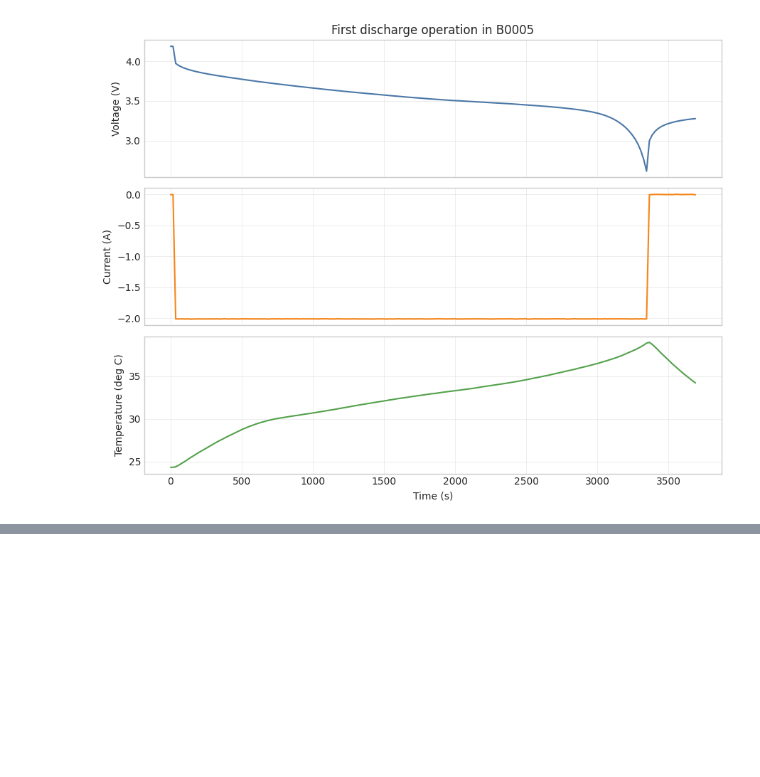
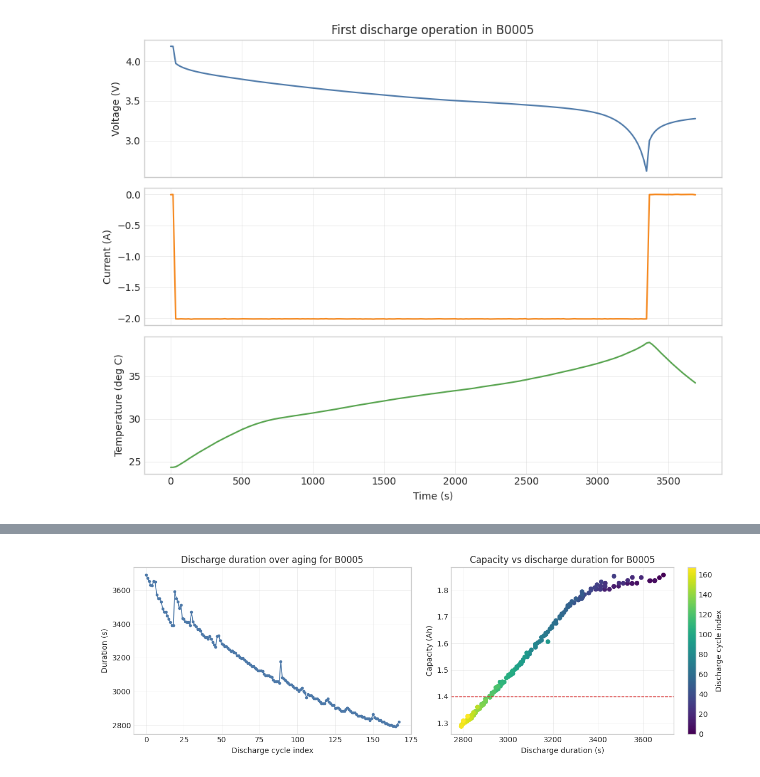
Before and after one commit to aymen-elo/xai-nasa-battery-aging, a Jupyter notebook: notebooks/01_dataset_inspection.ipynb, the cells around one changed output, grey strips where cells are left out. Saved outputs shown, nothing was run; the diff lists cells and outputs as text; code cells hidden in the pictures; blank space fills up the shorter version.

```diff
--- a/notebooks/01_dataset_inspection.ipynb
+++ b/notebooks/01_dataset_inspection.ipynb
@@ -331,0 +375,23 @@ inventory_df.sort_values(["folder", "battery_id"]).reset_index(drop=True)
+# %%
+fig, axes = plt.subplots(1, 2, figsize=(12, 4))
+
+axes[0].plot(discharge_df["discharge_cycle_index"], discharge_df["duration_s"], marker=".", linewidth=1.2, color="#4c78a8")
+axes[0].set_title(f"Discharge duration over aging for {sample_path.stem}")
+axes[0].set_xlabel("Discharge cycle index")
+axes[0].set_ylabel("Duration (s)")
+
+scatter = axes[1].scatter(
+    discharge_df["duration_s"],
+    discharge_df["capacity_ah"],
+    c=discharge_df["discharge_cycle_index"],
+    cmap="viridis",
+    s=28,
+)
+axes[1].axhline(EOL_CAPACITY_AH, color="#d62728", linestyle="--", linewidth=1.0)
+axes[1].set_title(f"Capacity vs discharge duration for {sample_path.stem}")
+axes[1].set_xlabel("Discharge duration (s)")
+axes[1].set_ylabel("Capacity (Ah)")
+fig.colorbar(scatter, ax=axes[1], label="Discharge cycle index")
+plt.tight_layout()
+# %% [output]
+[figure, added]
```
Also changed, not shown: parts of 39 cells of this notebook.
